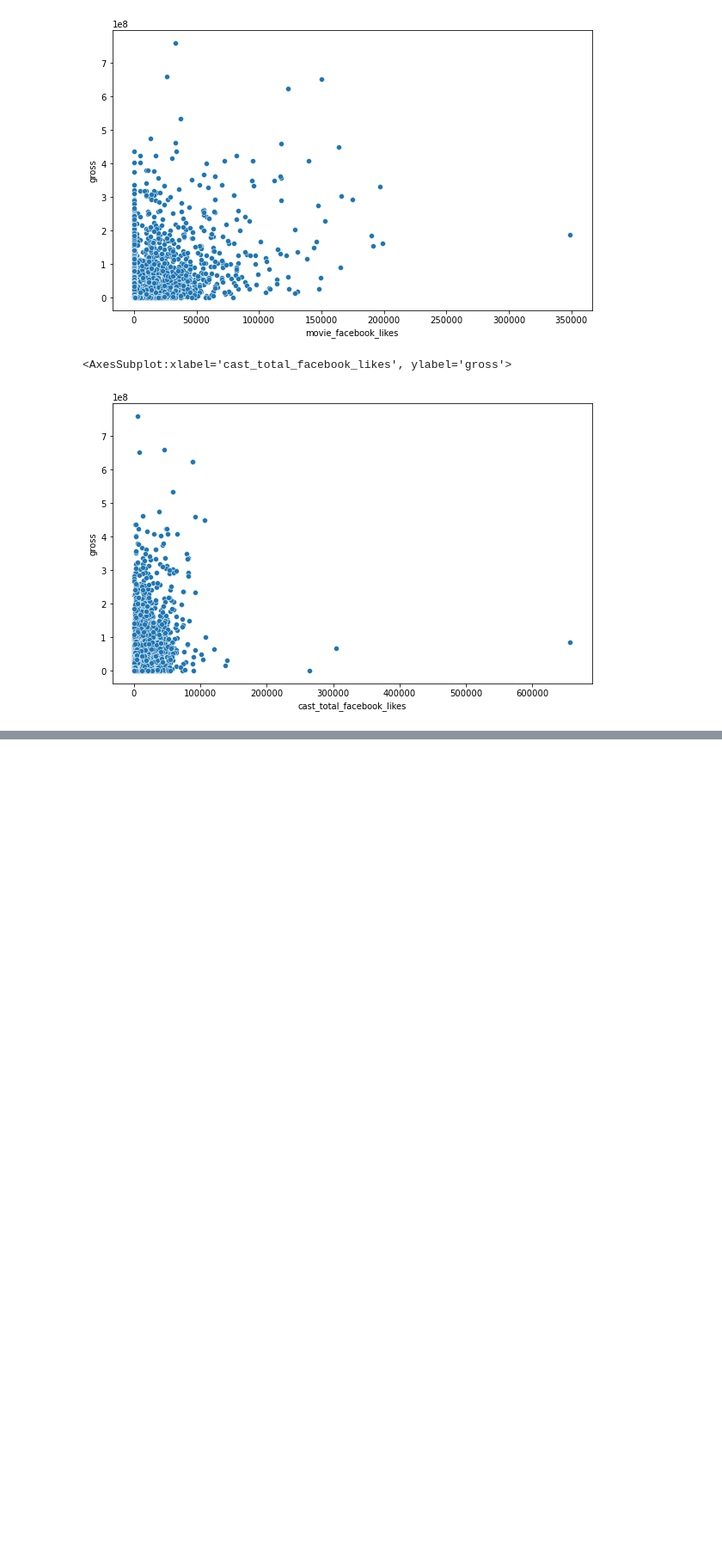
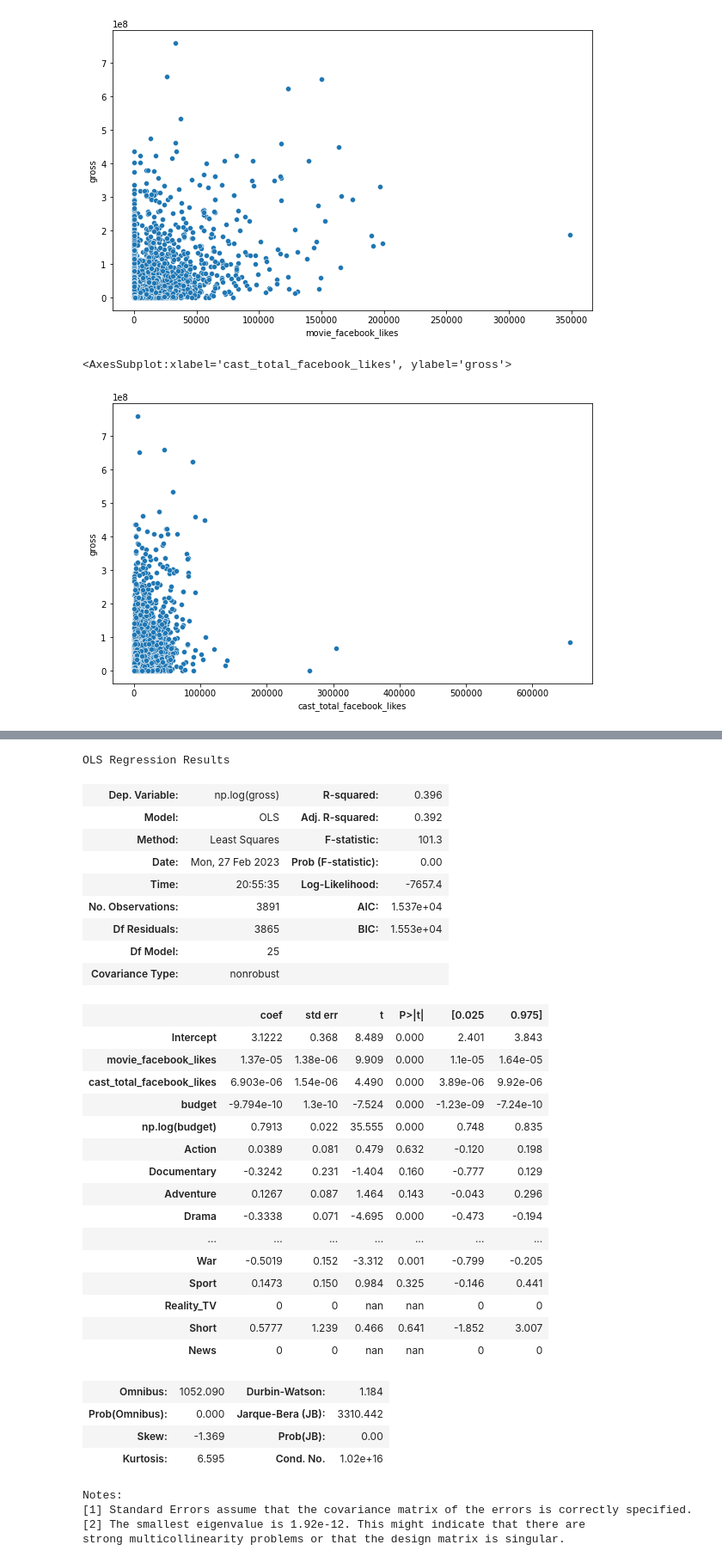
Before and after one commit to kennyeon/Too-Pullz-Project, a Jupyter notebook: IMDB_Regression.ipynb, the cells around one changed output, grey strips where cells are left out. Shown: that part at 86% size. Drawn from its saved outputs; the diff is of its cells as text; code cells hidden in the pictures; blank space fills up the shorter version.

```diff
--- a/IMDB_Regression.ipynb
+++ b/IMDB_Regression.ipynb
@@ -178,0 +357,38 @@ sns.scatterplot(x ='cast_total_facebook_likes',y = 'gross',data = movies)
+# %%
+model = smf.ols('np.log(gross)~movie_facebook_likes+cast_total_facebook_likes+budget+np.log(budget)+' + '+'.join([str(x) for x in genre_list]), data=movies).fit()
+model.summary()
+# %% [output]
+OLS Regression Results
+| Dep. Variable: | np.log(gross) | R-squared: | 0.396 |
+| Model: | OLS | Adj. R-squared: | 0.392 |
+| Method: | Least Squares | F-statistic: | 101.3 |
+| Date: | Mon, 27 Feb 2023 | Prob (F-statistic): | 0.00 |
+| Time: | 20:55:35 | Log-Likelihood: | -7657.4 |
+| No. Observations: | 3891 | AIC: | 1.537e+04 |
+| Df Residuals: | 3865 | BIC: | 1.553e+04 |
+| Df Model: | 25 |  |  |
+| Covariance Type: | nonrobust |  |  |
+|  | coef | std err | t | P>|t| | [0.025 | 0.975] |
+| Intercept | 3.1222 | 0.368 | 8.489 | 0.000 | 2.401 | 3.843 |
+| movie_facebook_likes | 1.37e-05 | 1.38e-06 | 9.909 | 0.000 | 1.1e-05 | 1.64e-05 |
+| cast_total_facebook_likes | 6.903e-06 | 1.54e-06 | 4.490 | 0.000 | 3.89e-06 | 9.92e-06 |
+| budget | -9.794e-10 | 1.3e-10 | -7.524 | 0.000 | -1.23e-09 | -7.24e-10 |
+| np.log(budget) | 0.7913 | 0.022 | 35.555 | 0.000 | 0.748 | 0.835 |
+| Action | 0.0389 | 0.081 | 0.479 | 0.632 | -0.120 | 0.198 |
+| Documentary | -0.3242 | 0.231 | -1.404 | 0.160 | -0.777 | 0.129 |
+| Adventure | 0.1267 | 0.087 | 1.464 | 0.143 | -0.043 | 0.296 |
+| Drama | -0.3338 | 0.071 | -4.695 | 0.000 | -0.473 | -0.194 |
+| ... | ... | ... | ... | ... | ... | ... |
+| War | -0.5019 | 0.152 | -3.312 | 0.001 | -0.799 | -0.205 |
+| Sport | 0.1473 | 0.150 | 0.984 | 0.325 | -0.146 | 0.441 |
+| Reality_TV | 0 | 0 | nan | nan | 0 | 0 |
+| Short | 0.5777 | 1.239 | 0.466 | 0.641 | -1.852 | 3.007 |
+| News | 0 | 0 | nan | nan | 0 | 0 |
+| Omnibus: | 1052.090 | Durbin-Watson: | 1.184 |
+| Prob(Omnibus): | 0.000 | Jarque-Bera (JB): | 3310.442 |
+| Skew: | -1.369 | Prob(JB): | 0.00 |
+| Kurtosis: | 6.595 | Cond. No. | 1.02e+16 |
+Notes:
+[1] Standard Errors assume that the covariance matrix of the errors is correctly specified.
+[2] The smallest eigenvalue is 1.92e-12. This might indicate that there are
+strong multicollinearity problems or that the design matrix is singular.
```
Also changed, not shown: parts of 16 cells of this notebook.
